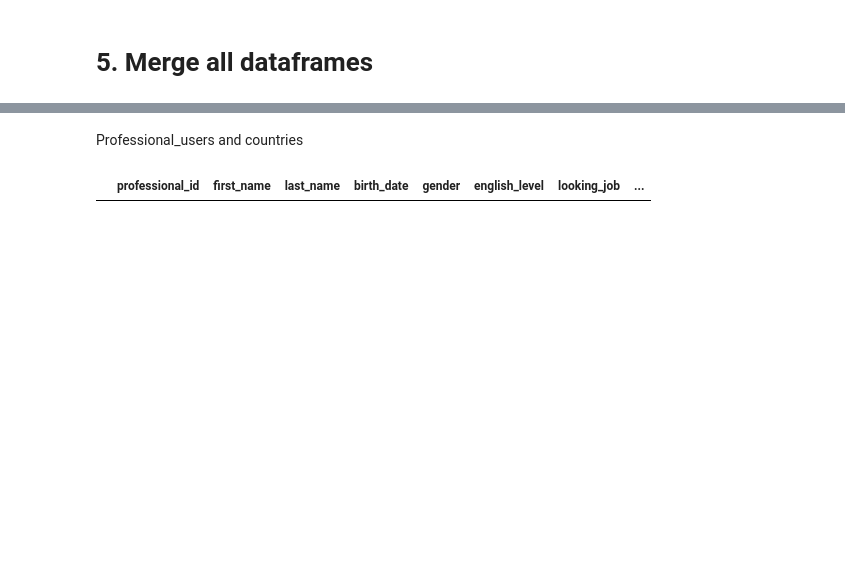
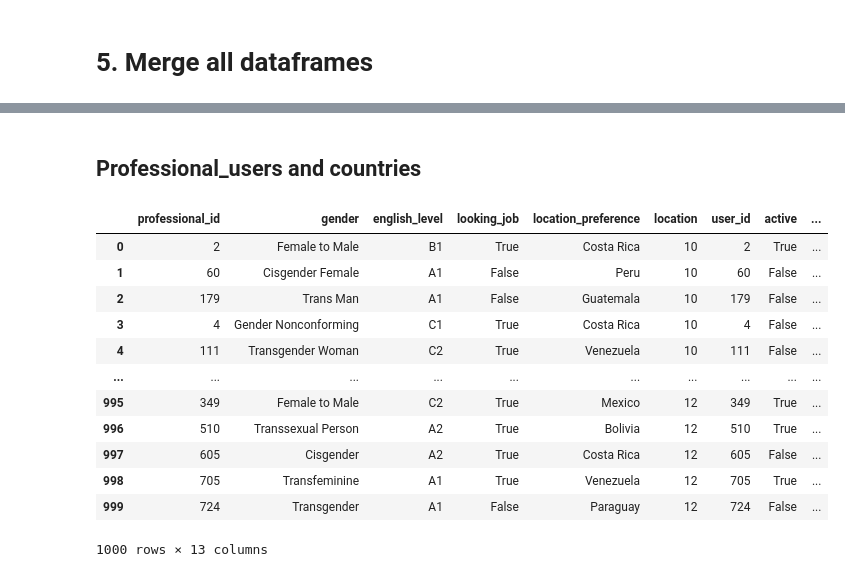
Before and after one commit to Platzi-Master-C8/pipeline-automation-dashboards, a Jupyter notebook: Notebooks/postgres_data.ipynb, the cells around one changed output, grey strips where cells are left out. Cells and saved outputs as stored; diff of their text form; code cells hidden in the pictures; blank space fills up the shorter version.

```diff
--- a/Notebooks/postgres_data.ipynb
+++ b/Notebooks/postgres_data.ipynb
@@ -147,6 +202,0 @@ df_users.drop(['email','password','profile_picture','created_by','updated_at','u
-# %%
-#Professionals
-df_professionals = pd.DataFrame(professionals_records, columns=professionals_col_names)
-df_professionals
-# %%
-df_professionals.drop(['phone_number','subdomain','description','created_at','created_by','updated_at','updated_by'], 1, inplace=True)
@@ -167,2 +212,0 @@ Professionals and users
-# %%
-df_professionals['user_id'] = df_professionals['professional_id']
@@ -174,9 +230,19 @@ df_professionals_users = pd.merge(df_professionals, df_users, on='user_id')
 # %% [markdown]
-Professional_users and countries
+## Professional_users and countries
-# %%
-df_countries['country_id'] = df_countries.country_id.astype(int)
 # %%
-df_professionals_countries = pd.merge(df_professionals_users, df_countries, on='country_id')
+df_professionals_countries = pd.merge(df_professionals_users, df_countries, left_on='location', right_on='country_id')
 df_professionals_countries
 # %% [output]
-|  | professional_id | first_name | last_name | birth_date | gender | english_level | looking_job | ... |
+|  | professional_id | gender | english_level | looking_job | location_preference | location | user_id | active | ... |
+| 0 | 2 | Female to Male | B1 | True | Costa Rica | 10 | 2 | True | ... |
+| 1 | 60 | Cisgender Female | A1 | False | Peru | 10 | 60 | False | ... |
+| 2 | 179 | Trans Man | A1 | False | Guatemala | 10 | 179 | False | ... |
+| 3 | 4 | Gender Nonconforming | C1 | True | Costa Rica | 10 | 4 | False | ... |
+| 4 | 111 | Transgender Woman | C2 | True | Venezuela | 10 | 111 | False | ... |
+| ... | ... | ... | ... | ... | ... | ... | ... | ... | ... |
+| 995 | 349 | Female to Male | C2 | True | Mexico | 12 | 349 | True | ... |
+| 996 | 510 | Transsexual Person | A2 | True | Bolivia | 12 | 510 | True | ... |
+| 997 | 605 | Cisgender | A2 | True | Costa Rica | 12 | 605 | False | ... |
+| 998 | 705 | Transfeminine | A1 | True | Venezuela | 12 | 705 | True | ... |
+| 999 | 724 | Transgender | A1 | False | Paraguay | 12 | 724 | False | ... |
+1000 rows × 13 columns
```
Also changed, not shown: parts of 59 cells of this notebook.
